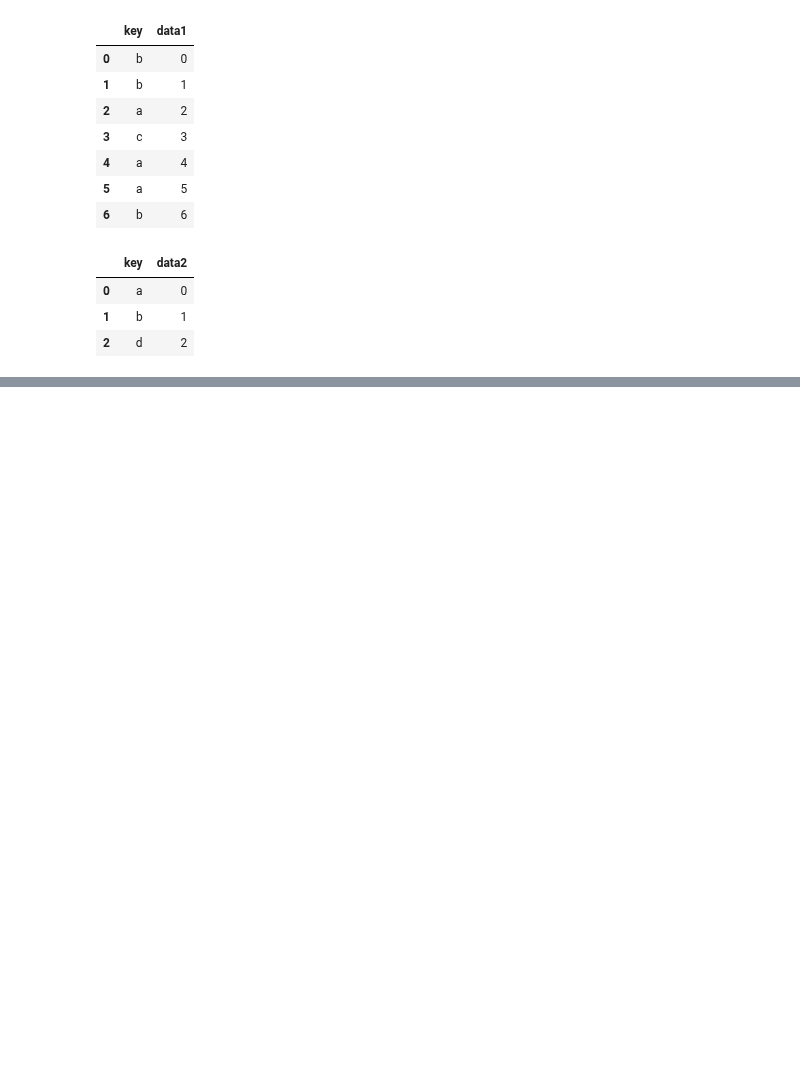
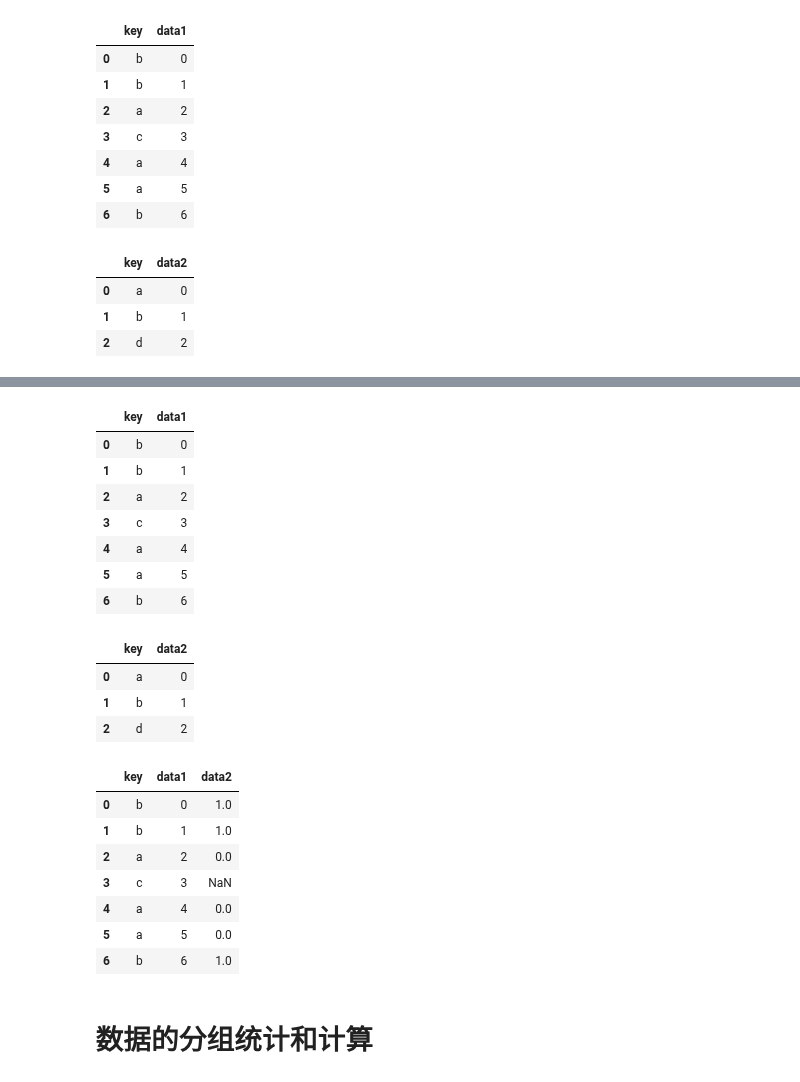
Before and after one commit to Luoxiaogan/Guide_to_financial_data_analysis, a Jupyter notebook: 金融数据分析导引/Lectures/Lecture 3/notes.ipynb, the cells around one changed output, grey strips where cells are left out. Drawn from its saved outputs; the diff is of its cells as text; code cells hidden in the pictures; blank space fills up the shorter version.

```diff
--- a/金融数据分析导引/Lectures/Lecture 3/notes.ipynb
+++ b/金融数据分析导引/Lectures/Lecture 3/notes.ipynb
@@ -344,0 +373,43 @@ side_by_side(df1,df2)
+# %%
+dfmerge2=pd.merge(df1, df2, on='key',how="left")
+#how : {'left', 'right', 'outer', 'inner', 'cross'}, default 'inner'
+    #Type of merge to be performed.
+
+    #* left: use only keys from left frame, similar to a SQL left #outer join;
+    #  preserve key order.
+    #* right: use only keys from right frame, similar to a SQL right #outer join;
+    #  preserve key order.
+    #* outer: use union of keys from both frames, similar to a SQL #full outer
+    #  join; sort keys lexicographically.
+    #* inner: use intersection of keys from both frames, similar to a #SQL inner
+    # join; preserve the order of the left keys.
+    #* cross: creates the cartesian product from both frames, preserves the order
+    #  of the left keys.
+
+    #  .. versionadded:: 1.2.0
+
+#也就是说：将df1和df2按照列'key'进行合并的时候，只使用左边的key中的元素去合并
+side_by_side(df1,df2,dfmerge2)
+# %% [output]
+|  | key | data1 |
+| 0 | b | 0 |
+| 1 | b | 1 |
+| 2 | a | 2 |
+| 3 | c | 3 |
+| 4 | a | 4 |
+| 5 | a | 5 |
+| 6 | b | 6 |
+|  | key | data2 |
+| 0 | a | 0 |
+| 1 | b | 1 |
+| 2 | d | 2 |
+|  | key | data1 | data2 |
+| 0 | b | 0 | 1.0 |
+| 1 | b | 1 | 1.0 |
+| 2 | a | 2 | 0.0 |
+| 3 | c | 3 | NaN |
+| 4 | a | 4 | 0.0 |
+| 5 | a | 5 | 0.0 |
+| 6 | b | 6 | 1.0 |
+# %% [markdown]
+# 数据的分组统计和计算
```
Also changed, not shown: parts of 1 cell of this notebook, 2 other files.
